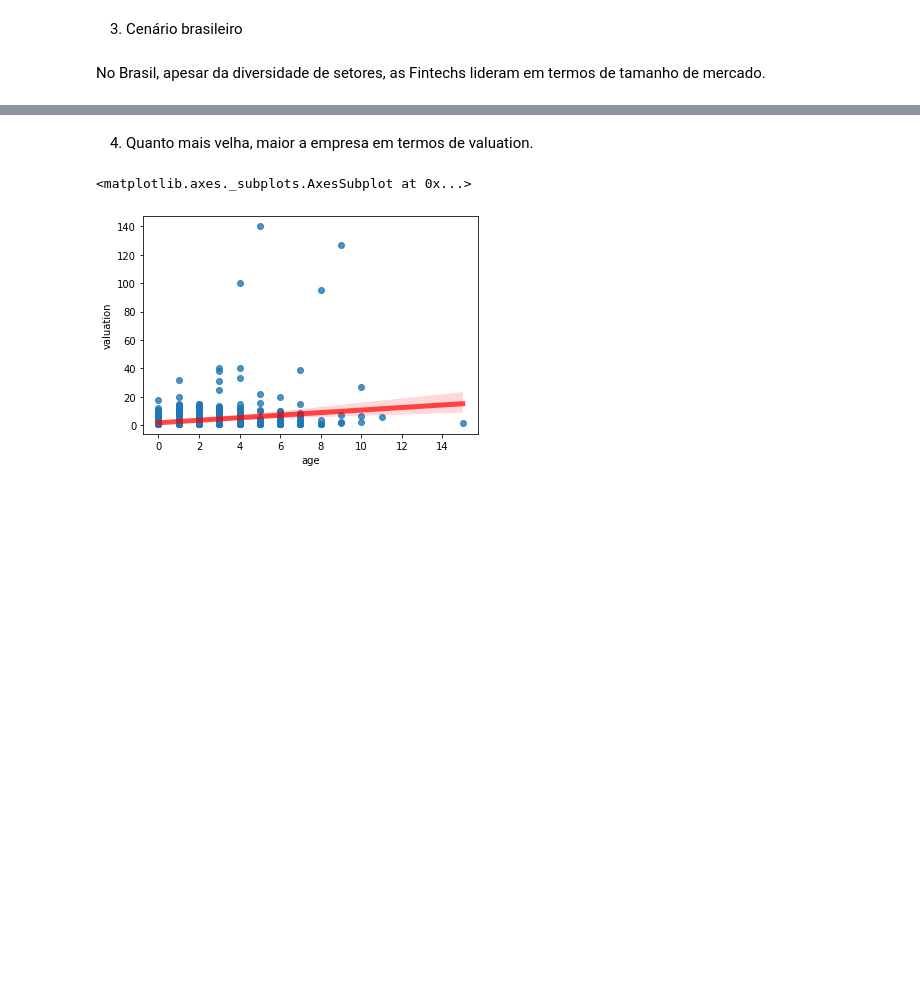
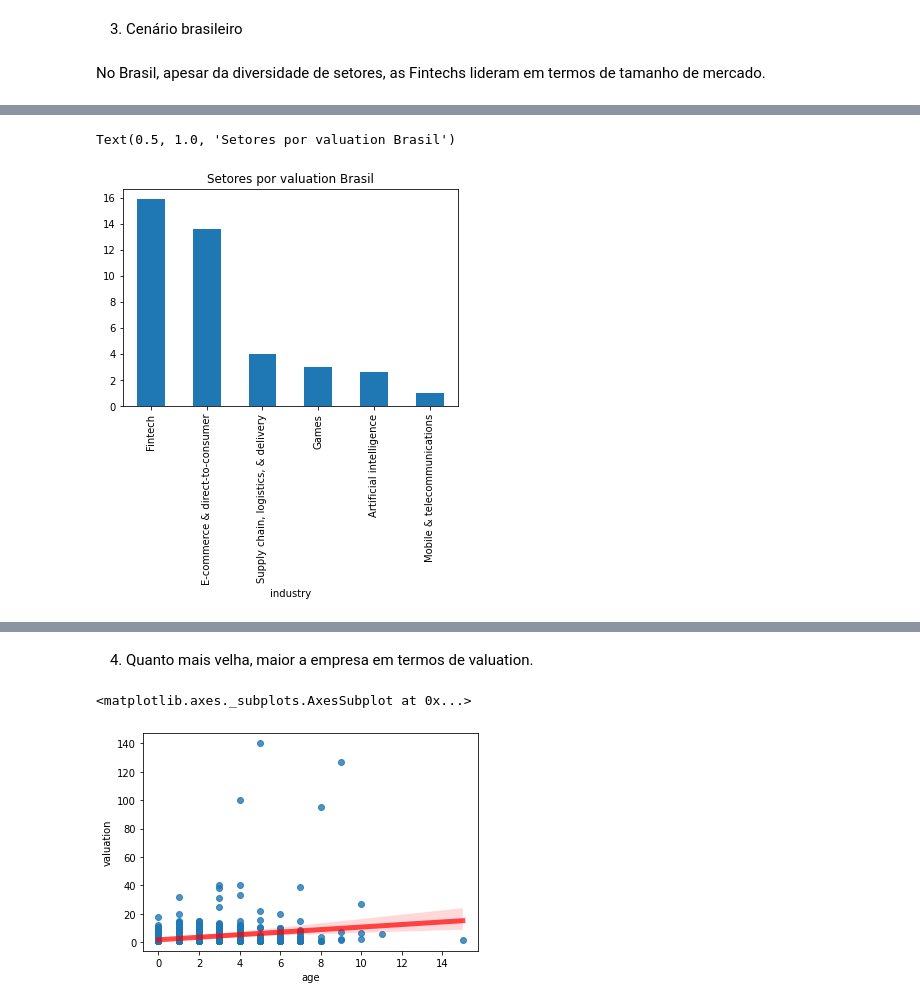
Before and after one commit to ClaudioJuniior/Startups, a Jupyter notebook: StartUps_project.ipynb, the cells around one changed output, grey strips where cells are left out. Saved outputs shown, nothing was run; the diff lists cells and outputs as text; code cells hidden in the pictures; blank space fills up the shorter version.

```diff
--- a/StartUps_project.ipynb
+++ b/StartUps_project.ipynb
@@ -469,4 +476,5 @@ df.groupby('country')['valuation'].sum().sort_values(ascending = False)[:10].plo
 No Brasil, apesar da diversidade de setores, as Fintechs lideram em termos de tamanho de mercado.
 # %%
 brasil.groupby('industry')['valuation'].sum().sort_values(ascending=False).plot(kind='bar')
+plt.title('Setores por valuation Brasil')
 # %% [output]
@@ -474,2 +481,4 @@ brasil.groupby('industry')['valuation'].sum().sort_values(ascending=False).plot(
+Text(0.5, 1.0, 'Setores por valuation Brasil')
+[figure, added]
 # %%
 brasil.groupby('company')['valuation'].sum().sort_values(ascending = False).plot(kind='bar')
```
Also changed, not shown: parts of 13 cells of this notebook.
